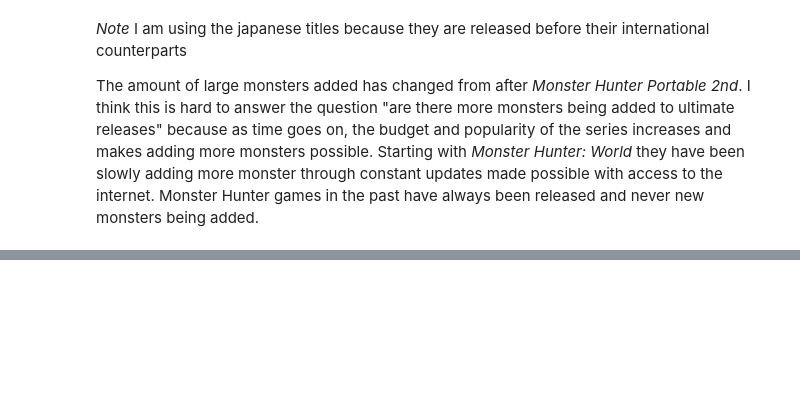
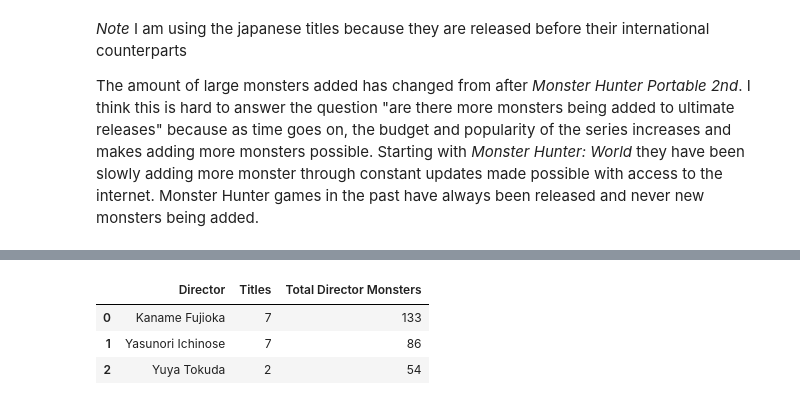
Before and after one commit to Piercson/Monster-Hunter-Data, a Jupyter notebook: MonsterHunter.ipynb, the cells around one changed output, grey strips where cells are left out. Cells and saved outputs as stored; diff of their text form; code cells hidden in the pictures; blank space fills up the shorter version.

```diff
--- a/MonsterHunter.ipynb
+++ b/MonsterHunter.ipynb
@@ -529,0 +506,7 @@ figures.make_director_figure(director_title_data)
+# %%
+director_data
+# %% [output]
+|  | Director | Titles | Total Director Monsters |
+| 0 | Kaname Fujioka | 7 | 133 |
+| 1 | Yasunori Ichinose | 7 | 86 |
+| 2 | Yuya Tokuda | 2 | 54 |
```
Also changed, not shown: parts of 22 cells of this notebook, 6 other files.
